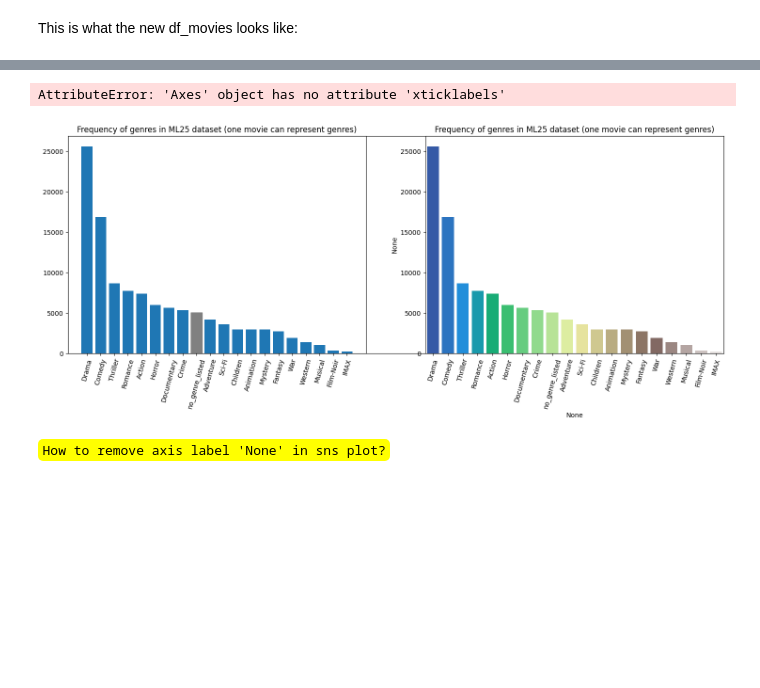
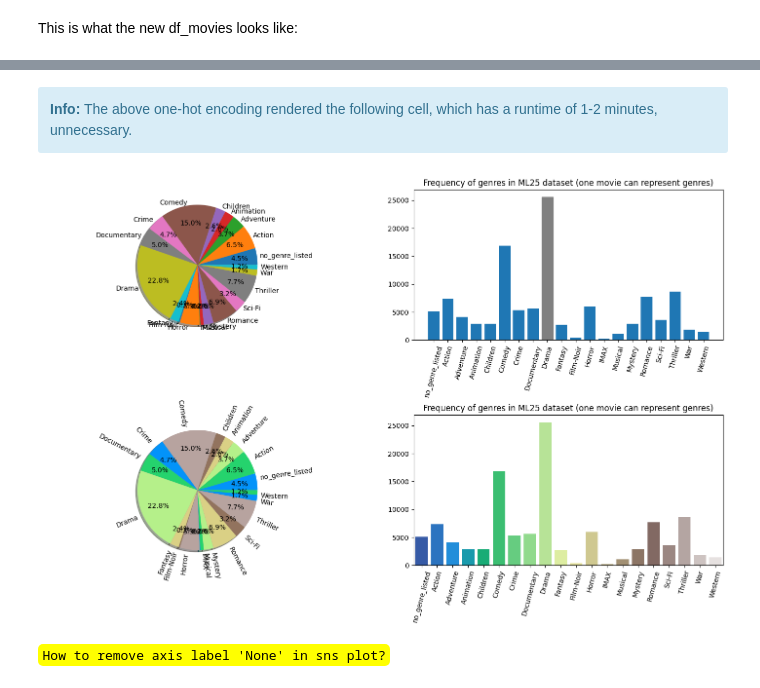
Before and after one commit to lebenaba/movie_recommendation, a Jupyter notebook: notebooks/movie_genre_plots.ipynb, the cells around one changed output, grey strips where cells are left out. Cells and saved outputs as stored; diff of their text form; code cells hidden in the pictures; blank space fills up the shorter version.

Commit message:
improved efficiency and changed some graphs

```diff
--- a/notebooks/movie_genre_plots.ipynb
+++ b/notebooks/movie_genre_plots.ipynb
@@ -61,3 +36,10 @@ df_movies.rename(columns={'(no genres listed)':'no_genre_listed'}, inplace=True)
+# %%
+# hot-one encoding to split genres in separate columns using pandas strin method
+df_movies = pd.concat([df_movies, df_movies['genres'].str.get_dummies(sep='|')], axis=1)
+# removing unnecessary columns
+df_movies.drop(['title','genres'], axis=1, inplace=True)
+# rename column to avoid spaces
+df_movies.rename(columns={'(no genres listed)':'no_genre_listed'}, inplace=True)
 # %% [markdown]
 This is what the new df_movies looks like:
 # %%
@@ -72,0 +55,2 @@ df_movies.head()
+# %% [markdown]
+<div class="alert alert-block alert-info"><b>Info:</b> The above one-hot encoding rendered the following cell, which has a runtime of 1-2 minutes, unnecessary.</div>
@@ -74,24 +94,33 @@ df_movies.head()
 import seaborn as sns
 import matplotlib.pyplot as plt
 # %%
-frequency_genres = df_movies.iloc[:,3:].sum().sort_values(ascending=False)
-fig, ax = plt.subplots(figsize=(18, 6))
+frequency_genres = df_movies.iloc[:,1:].sum()#.sort_values(ascending=False)
+fig, ax = plt.subplots(figsize=(18, 10))
+# remove axes and frame of subplot figure
 ax.xaxis.set_visible(False)
 ax.yaxis.set_visible(False)
+ax.axis('off')
+plt.subplots_adjust(hspace=0.5) # prevents overlapping of single plots
 
-plt.subplot(121)
+plt.subplot(221)
+plt.pie(frequency_genres, labels = frequency_genres.index, autopct = lambda x: str(round(x, 1)) + '%',\
+        pctdistance = 0.7, labeldistance = 1.05, shadow = True)
+plt.subplot(222)
 plt.bar(frequency_genres.index, frequency_genres)[8].set_color('gray')
 plt.title('Frequency of genres in ML25 dataset (one movie can represent genres)')
 plt.xticks(rotation=75)
-plt.subplot(122)
+plt.subplot(223)
+colors = sns.color_palette('terrain')[0:]
+plt.pie(frequency_genres, labels = frequency_genres.index, autopct = lambda x: str(round(x, 1)) + '%',\
+        pctdistance = 0.7, labeldistance = 1.05, shadow = True, rotatelabels=True, colors=colors)
+plt.subplot(224)
 sns.barplot(x = frequency_genres.index, y = frequency_genres, hue = frequency_genres.index, palette='terrain')
 plt.title('Frequency of genres in ML25 dataset (one movie can represent genres)')
 plt.xticks(rotation=75)
-ax.xticklabels=[];
-ax.tick_params(axis='x', labelrotation=75) # was needed for sns plot only
+plt.xlabel('')
+plt.ylabel('');
 # %% [output]
-AttributeError: 'Axes' object has no attribute 'xticklabels'
-[figure, old version]
+[figure, new version]
 # %% [markdown]
 <code style="background:yellow;color:black">How to remove axis label 'None' in sns plot?</code>
 # %%
```
Also changed, not shown: parts of 13 cells of this notebook.
